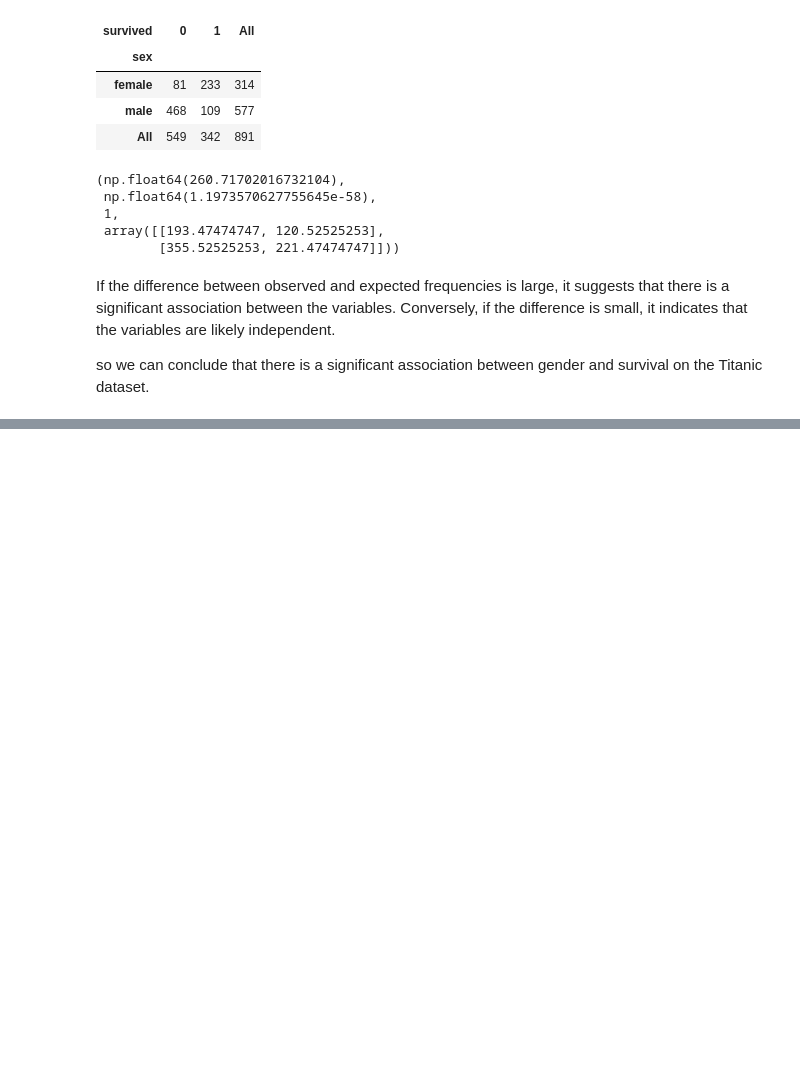
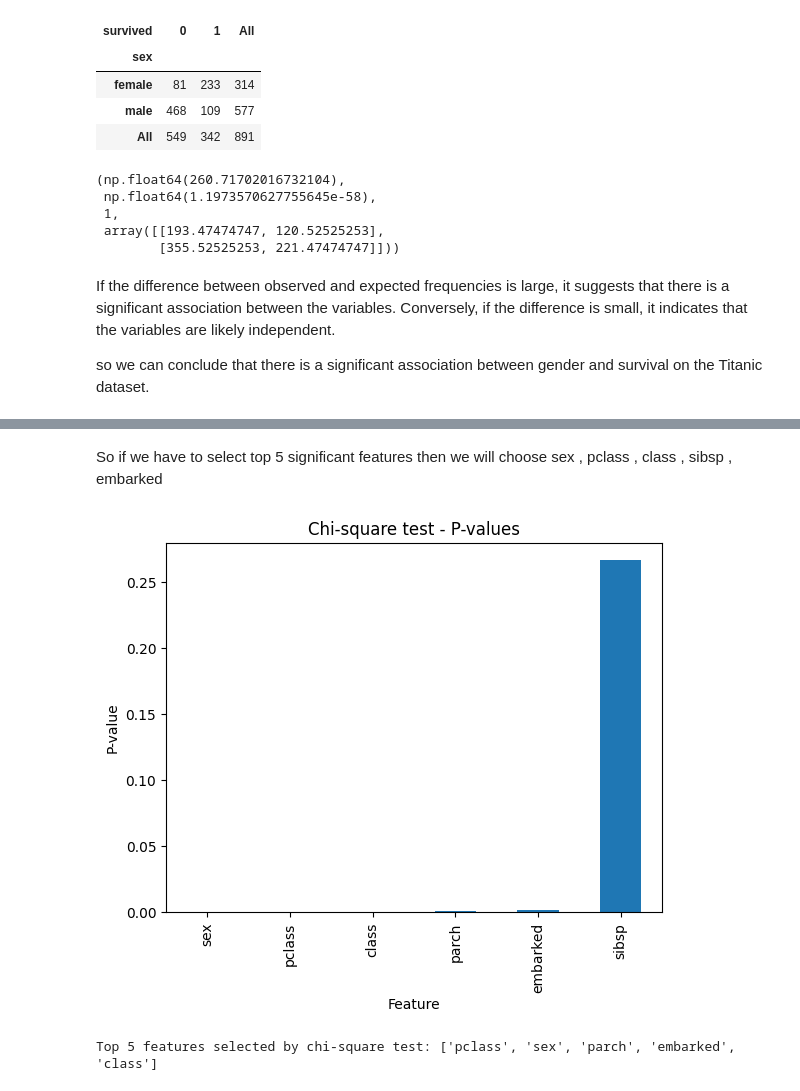
Before and after one commit to DevRitesh08/Machine-Learning-From-Scratch, a Jupyter notebook: Supervised ML/Feature Selection/FS 1.ipynb, the cells around one changed output, grey strips where cells are left out. Cells and saved outputs as stored; diff of their text form; code cells hidden in the pictures; blank space fills up the shorter version.

```diff
--- a/Supervised ML/Feature Selection/FS 1.ipynb
+++ b/Supervised ML/Feature Selection/FS 1.ipynb
@@ -423,0 +441,53 @@ so we can conclude that there is a significant association between gender and su
+# %% [markdown]
+So if we have to select top 5 significant features then we will choose sex , pclass , class , sibsp , embarked
+# %%
+# alternate approach
+
+from sklearn.preprocessing import LabelEncoder
+from sklearn.feature_selection import chi2
+import matplotlib.pyplot as plt
+import pandas as pd
+
+# assuming titanic is your DataFrame and 'survived' is the target column
+
+# Encode categorical variables
+le = LabelEncoder()
+titanic_encoded = titanic.apply(le.fit_transform)
+
+X = titanic_encoded.drop('survived', axis=1)
+y = titanic_encoded['survived']
+
+# Calculate chi-squared stats
+chi_scores = chi2(X, y)
+
+# chi_scores[1] are the p-values of each feature.
+p_values = pd.Series(chi_scores[1], index=X.columns)
+p_values.sort_values(inplace=True)
+
+# Plotting the p-values
+p_values.plot.bar()
+
+plt.title('Chi-square test - P-values')
+plt.xlabel('Feature')
+plt.ylabel('P-value')
+
+plt.show()
+# %% [output]
+[figure, added]
+# %%
+# Based on the chi-square test, we can select the top 5 features with the lowest p-values as the most significant features for predicting survival on the Titanic dataset.
+
+from sklearn.feature_selection import SelectKBest
+from sklearn.feature_selection import chi2
+# Ensure all features are non-negative for chi-square test
+# Chi-square test requires non-negative values
+
+# Apply SelectKBest with chi-square
+selector = SelectKBest(score_func=chi2, k=5)  # Select top 5 features
+X_new = selector.fit_transform(X, y)
+
+# Get the selected feature names
+selected_features = X.columns[selector.get_support()]
+print(f"Top 5 features selected by chi-square test: {list(selected_features)}")
+# %% [output]
+Top 5 features selected by chi-square test: ['pclass', 'sex', 'parch', 'embarked', 'class']
```
Also changed, not shown: parts of 3 cells of this notebook, 1 other file.
